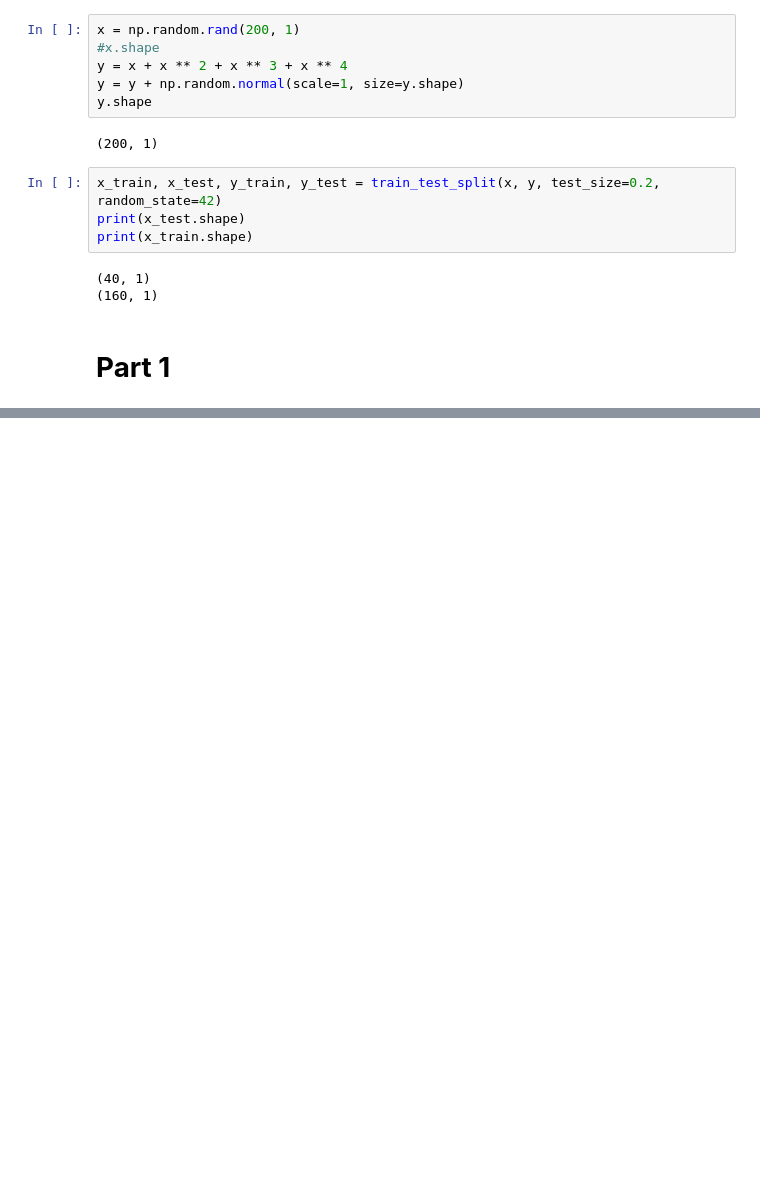
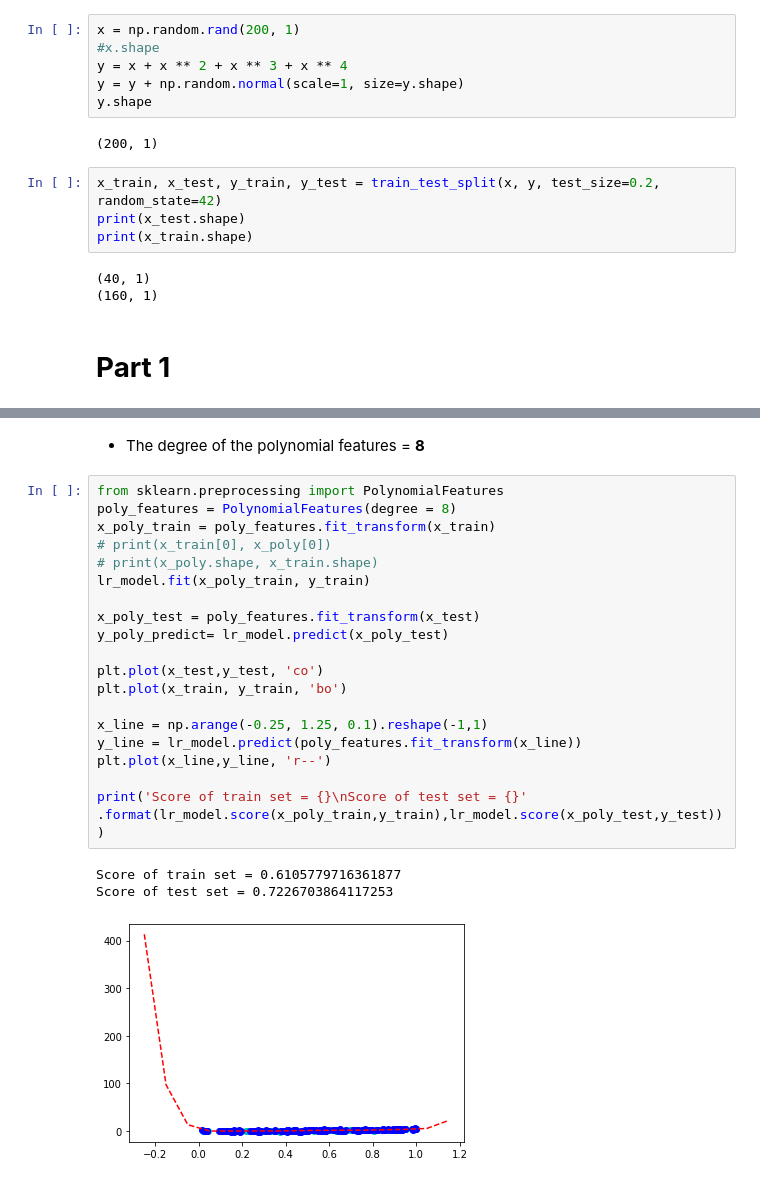
Before and after one commit to atefehhaji/HW, a Jupyter notebook: Atefeh_ML_T2.ipynb, the cells around one changed output, grey strips where cells are left out. Saved outputs shown, nothing was run; the diff lists cells and outputs as text; blank space fills up the shorter version.

```diff
--- a/Atefeh_ML_T2.ipynb
+++ b/Atefeh_ML_T2.ipynb
@@ -84,0 +110,25 @@ Score of test set = 0.3500637031581102
+# %% [markdown]
+*   The degree of the polynomial features = **8**
+# %%
+from sklearn.preprocessing import PolynomialFeatures
+poly_features = PolynomialFeatures(degree = 8)
+x_poly_train = poly_features.fit_transform(x_train)
+# print(x_train[0], x_poly[0])
+# print(x_poly.shape, x_train.shape)
+lr_model.fit(x_poly_train, y_train)
+
+x_poly_test = poly_features.fit_transform(x_test)
+y_poly_predict= lr_model.predict(x_poly_test)
+
+plt.plot(x_test,y_test, 'co')
+plt.plot(x_train, y_train, 'bo')
+
+x_line = np.arange(-0.25, 1.25, 0.1).reshape(-1,1)
+y_line = lr_model.predict(poly_features.fit_transform(x_line))
+plt.plot(x_line,y_line, 'r--')
+
+print('Score of train set = {}\nScore of test set = {}' .format(lr_model.score(x_poly_train,y_train),lr_model.score(x_poly_test,y_test)))
+# %% [output]
+Score of train set = 0.6105779716361877
+Score of test set = 0.7226703864117253
+[figure, added]
```
Also changed, not shown: parts of 8 cells of this notebook.
